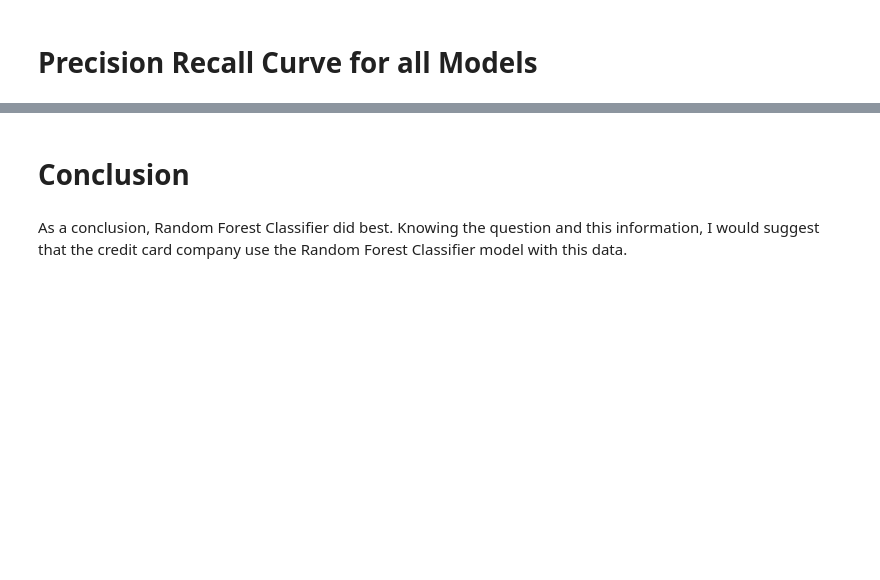
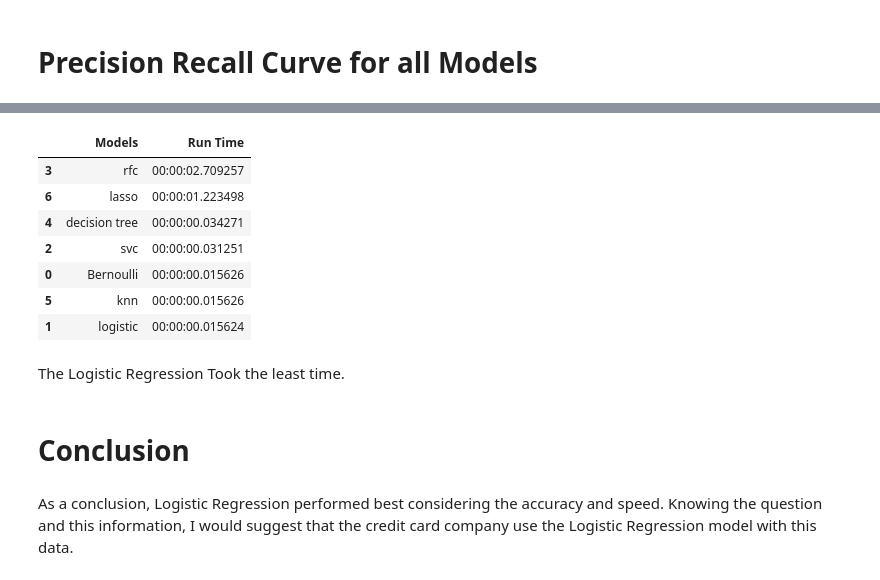
Before and after one commit to prasantidas/Thinkful_Data_Science, a Jupyter notebook: 3.6.1.ipynb, the cells around one changed output, grey strips where cells are left out. Cells and saved outputs as stored; diff of their text form; code cells hidden in the pictures; blank space fills up the shorter version.

```diff
--- a/3.6.1.ipynb
+++ b/3.6.1.ipynb
@@ -341,7 +362,11 @@ print(auc(rfc_train_precision, rfc_train_recall))
 # %%
+start = datetime.now()
 
 Y_pred = cross_val_predict(forest, X_test, Y_test, cv=5)
 rfc_test_precision, rfc_test_recall, thresholds = precision_recall_curve(Y_test, Y_pred)
 
 print(auc(rfc_test_precision, rfc_test_recall))
+
+rfc_runtime = datetime.now() - start
+print('Duration : ',rfc_runtime )
 # %% [output]
@@ -404,4 +434,22 @@ plt.show()
+# %%
+runtime = [ ['Bernoulli', bnb_runtime],['logistic',logreg_runtime],
+           ['svc' ,svc_runtime],['rfc',rfc_runtime],['decision tree',decision_tree_runtime],
+           ['knn',knn_runtime] , ['lasso',lasso_runtime]
+]
+runtime_df = pd.DataFrame(runtime, columns = ['Models','Run Time'])
+runtime_df.sort_values(by = 'Run Time', ascending = False)
+# %% [output]
+|  | Models | Run Time |
+| 3 | rfc | 00:00:02.709257 |
+| 6 | lasso | 00:00:01.223498 |
+| 4 | decision tree | 00:00:00.034271 |
+| 2 | svc | 00:00:00.031251 |
+| 0 | Bernoulli | 00:00:00.015626 |
+| 5 | knn | 00:00:00.015626 |
+| 1 | logistic | 00:00:00.015624 |
+# %% [markdown]
+The Logistic Regression Took the least time.
 # %% [markdown]
 # Conclusion
 # %% [markdown]
-As a conclusion, Random Forest Classifier did best. Knowing the question and this information, I would suggest that the credit card company use the Random Forest Classifier model with this data.
+As a conclusion, Logistic Regression performed best considering the accuracy and speed. Knowing the question and this information, I would suggest that the credit card company use the Logistic Regression model with this data.
```
Also changed, not shown: parts of 26 cells of this notebook, 1 other file.
